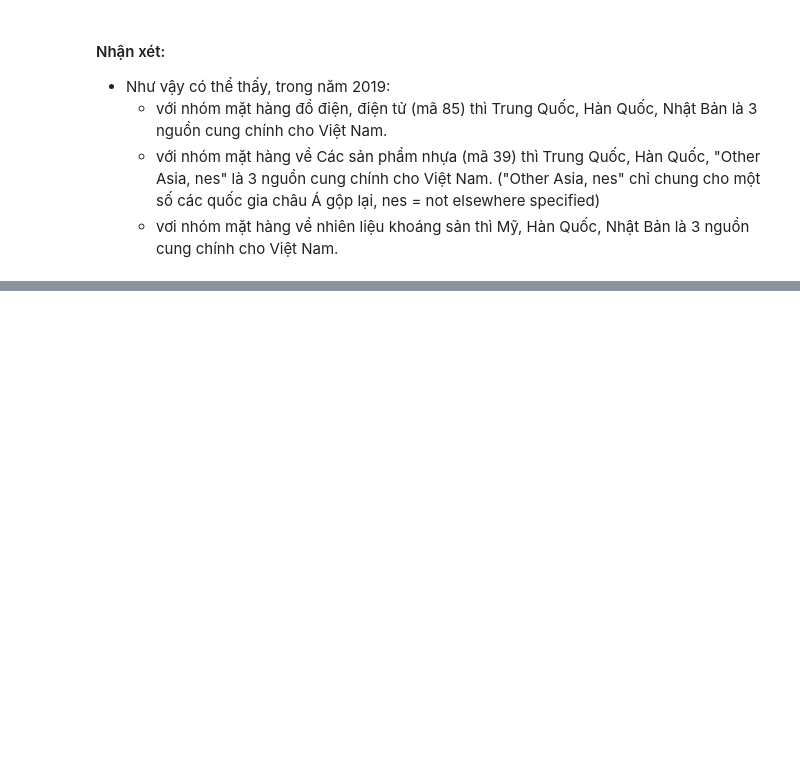
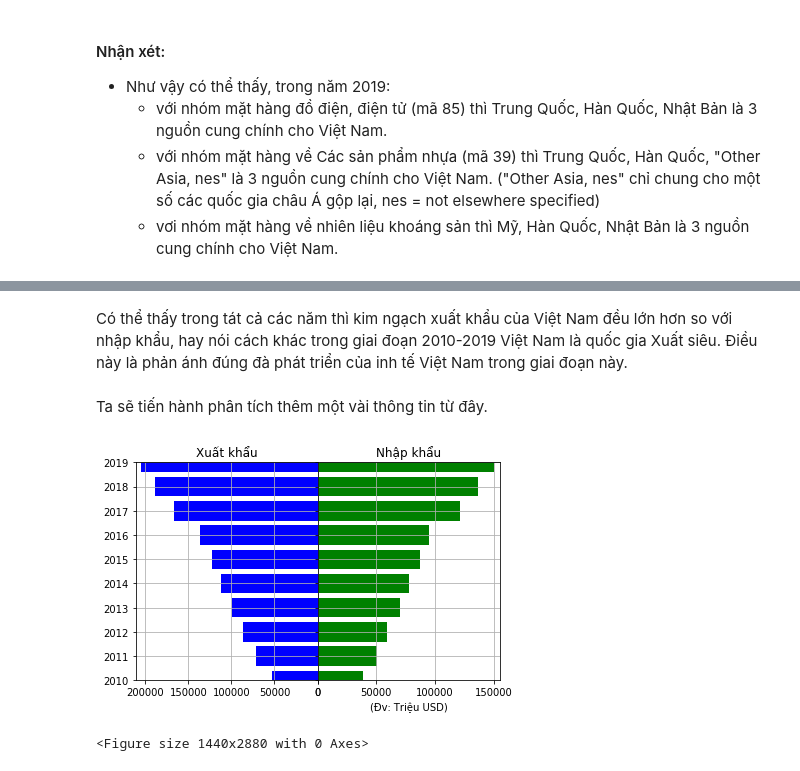
Before and after one commit to quangkhanh77/LTKHDL, a Jupyter notebook: 1712521-DuongHoangQuangKhanh.ipynb, the cells around one changed output, grey strips where cells are left out. Drawn from its saved outputs; the diff is of its cells as text; code cells hidden in the pictures; blank space fills up the shorter version.

```diff
--- a/1712521-DuongHoangQuangKhanh.ipynb
+++ b/1712521-DuongHoangQuangKhanh.ipynb
@@ -491,0 +494,5 @@ dtype: object
+# %%
+sum_ex_value = export_df.sort_values(by='Year').groupby('Year').agg({'Trade_value':'sum'})
+sum_im_value = import_df.sort_values(by='Year').groupby('Year').agg({'Trade_value':'sum'})
+Turnover = pd.DataFrame(data=sum_ex_value.values - sum_im_value.values, index= sum_ex_value.index)
+Turnover
@@ -491,0 +512,28 @@ dtype: object
+# %% [markdown]
+Có thể thấy trong tát cả các năm thì kim ngạch xuất khẩu của Việt Nam đều lớn hơn so với nhập khẩu, hay nói cách khác trong giai đoạn 2010-2019 Việt Nam là quốc gia Xuất siêu. Điều này là phản ánh đúng đà phát triển của inh tế Việt Nam trong giai đoạn này.
+# %% [markdown]
+Ta sẽ tiến hành phân tích thêm một vài thông tin từ đây.
+# %%
+y = np.array(sum_ex_value.index)
+x1 = sum_ex_value.values.flatten()
+x2 = sum_im_value.values.flatten()
+fig, axes = plt.subplots(ncols=2, sharey=True)
+axes[0].barh(y, x1, align='center', color='blue')
+axes[1].barh(y, x2, align='center', color='green')
+axes[0].set(title='Xuất khẩu')
+axes[1].set(title='Nhập khẩu')
+axes[0].invert_xaxis()
+# axes[0].set(yticks=y, yticklabels=states)
+# axes[0].yaxis.tick_right()
+for ax in axes.flat:
+    ax.margins(0.03)
+    ax.grid(True)
+plt.ylim(2010,2019)
+plt.xlabel(xlabel="(Đv: Triệu USD)")
+fig.tight_layout()
+fig.subplots_adjust(wspace=0)
+plt.figure(figsize=(20,40))
+plt.show()
+# %% [output]
+[figure, added]
+<Figure size 1440x2880 with 0 Axes>
```
Also changed, not shown: parts of 15 cells of this notebook.
